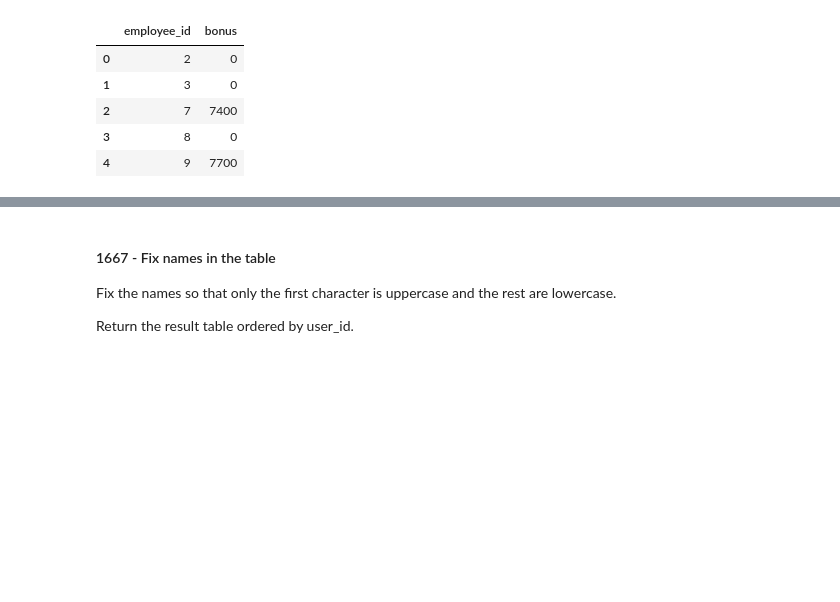
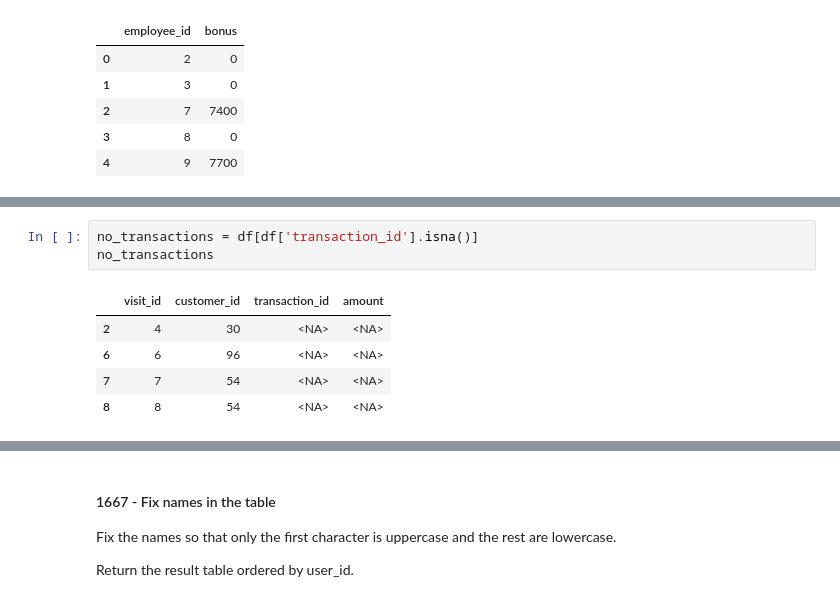
Before and after one commit to Swap-20/Leetcode-Pandas, a Jupyter notebook: Leetcode_Pandas.ipynb, the cells around one changed output, grey strips where cells are left out. Drawn from its saved outputs; the diff is of its cells as text; blank space fills up the shorter version.

```diff
--- a/Leetcode_Pandas.ipynb
+++ b/Leetcode_Pandas.ipynb
@@ -250,0 +310,9 @@ df
+# %%
+no_transactions = df[df['transaction_id'].isna()]
+no_transactions
+# %% [output]
+|  | visit_id | customer_id | transaction_id | amount |
+| 2 | 4 | 30 | <NA> | <NA> |
+| 6 | 6 | 96 | <NA> | <NA> |
+| 7 | 7 | 54 | <NA> | <NA> |
+| 8 | 8 | 54 | <NA> | <NA> |
```
Also changed, not shown: parts of 16 cells of this notebook.
